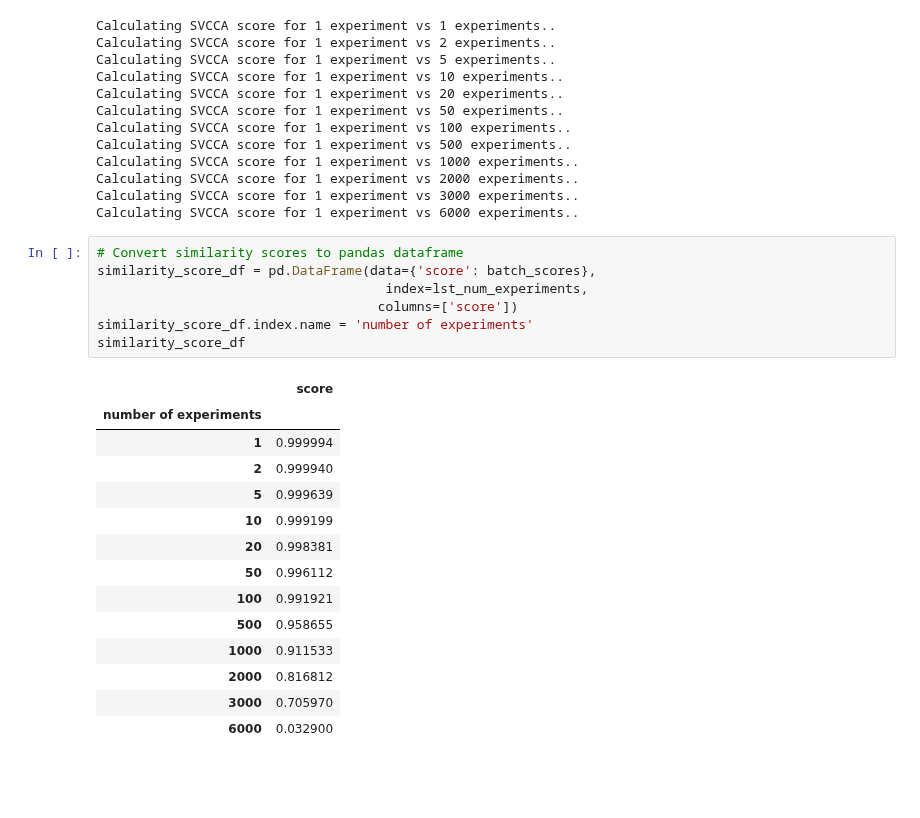
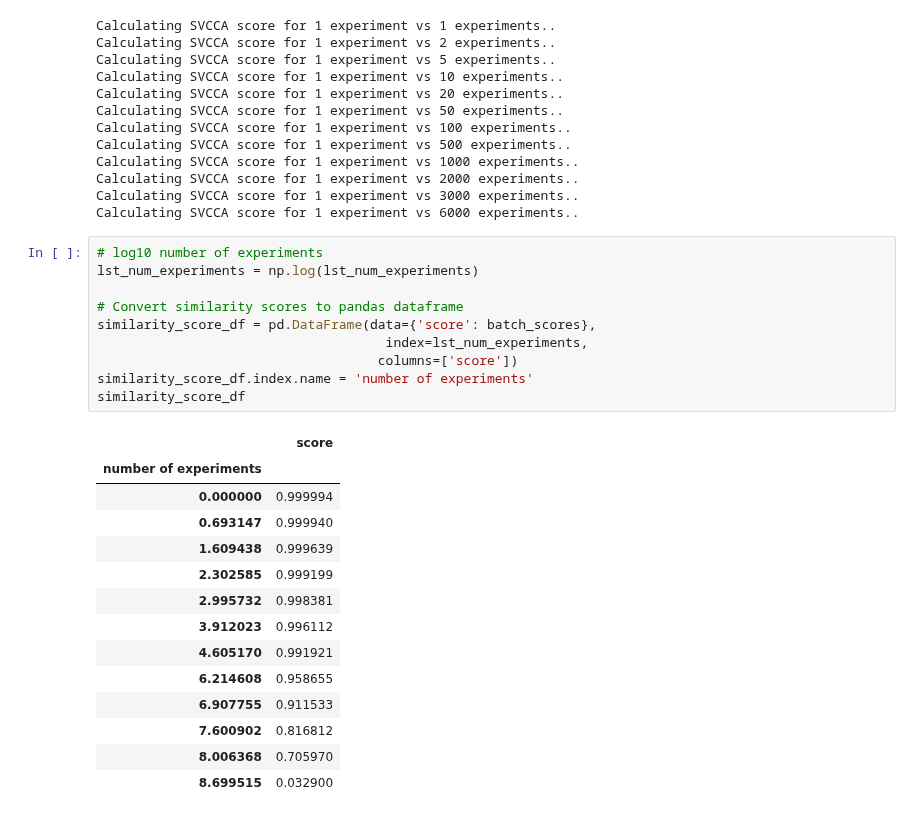
Before and after one commit to greenelab/simulate-expression-compendia, a Jupyter notebook: scripts/analysis_0/2A_correct_variation_added.ipynb, the cells around one changed output. Cells and saved outputs as stored; diff of their text form; blank space fills up the shorter version.

```diff
--- a/scripts/analysis_0/2A_correct_variation_added.ipynb
+++ b/scripts/analysis_0/2A_correct_variation_added.ipynb
@@ -181,27 +179,30 @@ Calculating SVCCA score for 1 experiment vs 2000 experiments..
 Calculating SVCCA score for 1 experiment vs 3000 experiments..
 Calculating SVCCA score for 1 experiment vs 6000 experiments..
 # %%
+# log10 number of experiments
+lst_num_experiments = np.log(lst_num_experiments)
+
 # Convert similarity scores to pandas dataframe
 similarity_score_df = pd.DataFrame(data={'score': batch_scores},
                                      index=lst_num_experiments,
                                     columns=['score'])
 similarity_score_df.index.name = 'number of experiments'
 similarity_score_df
 # %% [output]
 |  | score |
 | number of experiments |  |
-| 1 | 0.999994 |
-| 2 | 0.999940 |
-| 5 | 0.999639 |
-| 10 | 0.999199 |
-| 20 | 0.998381 |
-| 50 | 0.996112 |
-| 100 | 0.991921 |
-| 500 | 0.958655 |
-| 1000 | 0.911533 |
-| 2000 | 0.816812 |
-| 3000 | 0.705970 |
-| 6000 | 0.032900 |
+| 0.000000 | 0.999994 |
+| 0.693147 | 0.999940 |
+| 1.609438 | 0.999639 |
+| 2.302585 | 0.999199 |
+| 2.995732 | 0.998381 |
+| 3.912023 | 0.996112 |
+| 4.605170 | 0.991921 |
+| 6.214608 | 0.958655 |
+| 6.907755 | 0.911533 |
+| 7.600902 | 0.816812 |
+| 8.006368 | 0.705970 |
+| 8.699515 | 0.032900 |
 # %%
 print("Similarity between input vs permuted data is {}".format(permuted_score))
 # %% [output]
```
Also changed, not shown: parts of 3 cells of this notebook, 4 other files.
